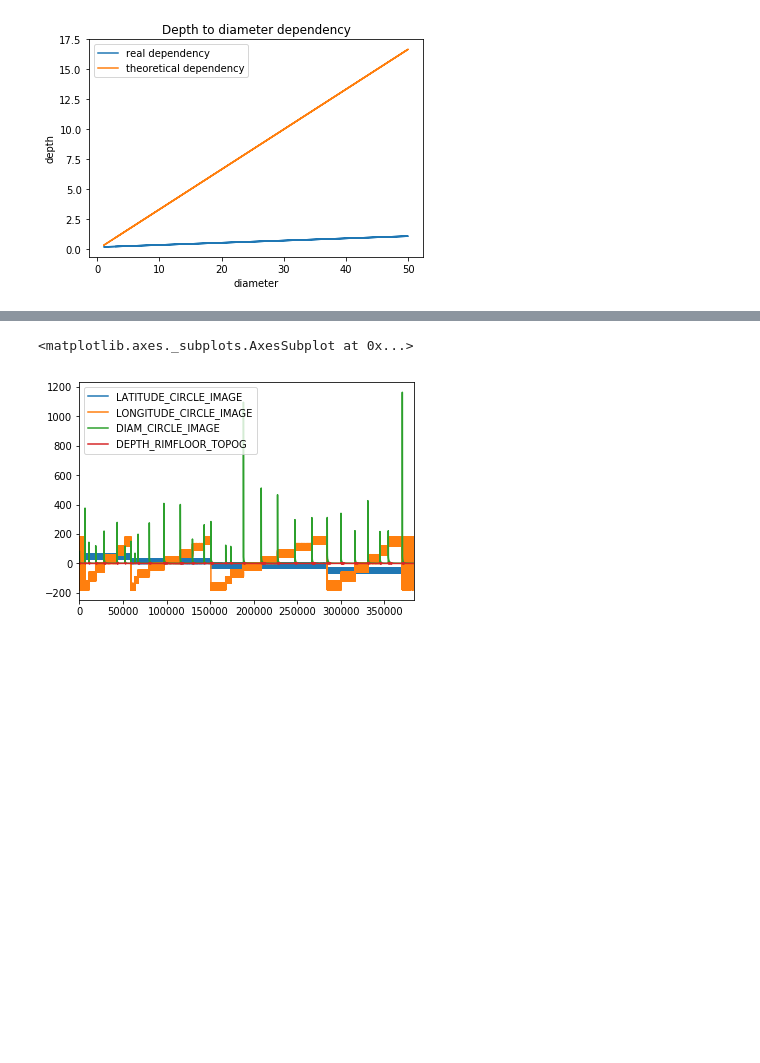
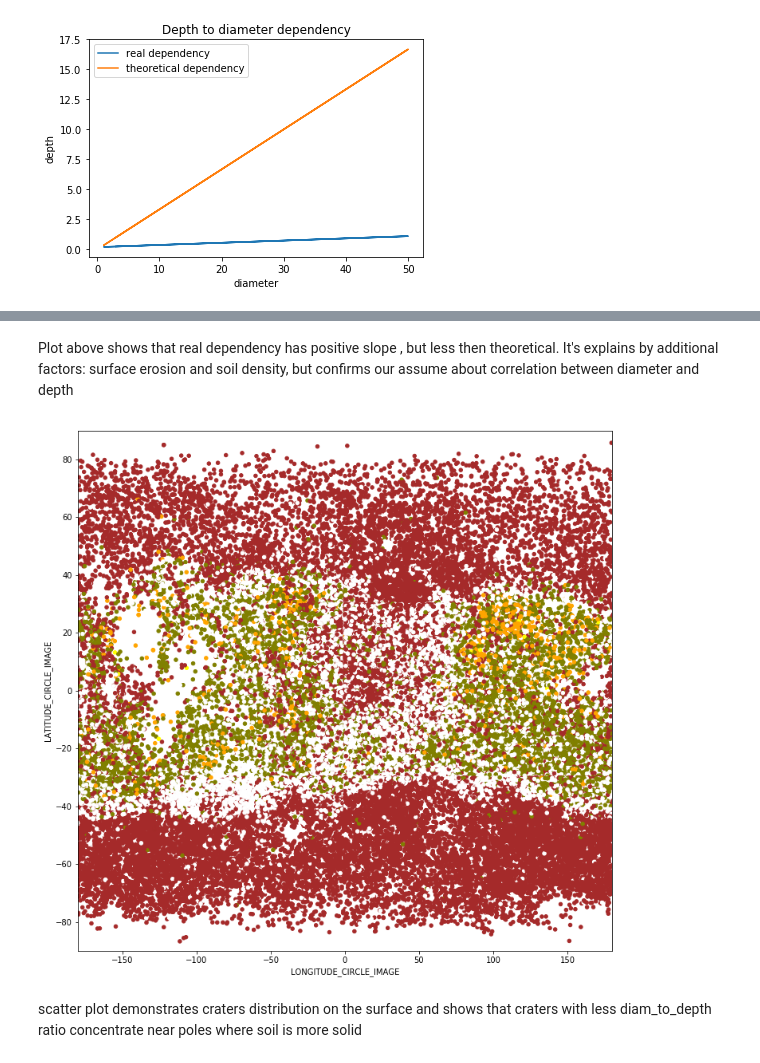
Before and after one commit to sergei8/Capstone-Project, a Jupyter notebook: mars-craters/mars_craters_notebook-week_4.ipynb, the cells around one changed output, grey strips where cells are left out. Cells and saved outputs as stored; diff of their text form; code cells hidden in the pictures; blank space fills up the shorter version.

```diff
--- a/mars-craters/mars_craters_notebook-week_4.ipynb
+++ b/mars-craters/mars_craters_notebook-week_4.ipynb
@@ -249,5 +200,21 @@ data.head()
-# %%
-data.plot(x=LO)
-# %% [output]
-<matplotlib.axes._subplots.AxesSubplot at 0x...>
-[figure, removed]
+# %% [markdown]
+Plot above shows that real dependency has positive slope , but less then theoretical. It's explains by additional factors: surface erosion and soil density, but confirms our assume about correlation between diameter and depth
+# %%
+ratio_range = {(0, .05):'brown', (.5, .1):'burlywood', (.1, .15):'olive', (.15, .2):'orange', (.2, .25): 'yellow'}
+print(ratio_range)
+
+def set_color(ratio):
+    for r in ratio_range:
+        if r[0] < ratio <= r[1]:
+            return ratio_range[r]
+    return 'white'
+
+data['color'] = data.DEPTH_DIAM_RATIO.map(lambda x: set_color(x))
+# %%
+data.plot.scatter(x='LONGITUDE_CIRCLE_IMAGE', y='LATITUDE_CIRCLE_IMAGE', c=data.color, figsize=(12, 12))
+plt.axis([-180,180,-90,90])
+plt.show()
+# %% [output]
+[figure, added]
+# %% [markdown]
+scatter plot demonstrates craters distribution on the surface and shows that craters with less diam_to_depth ratio concentrate near poles where soil is more solid
```
Also changed, not shown: parts of 24 cells of this notebook, 7 other files.
